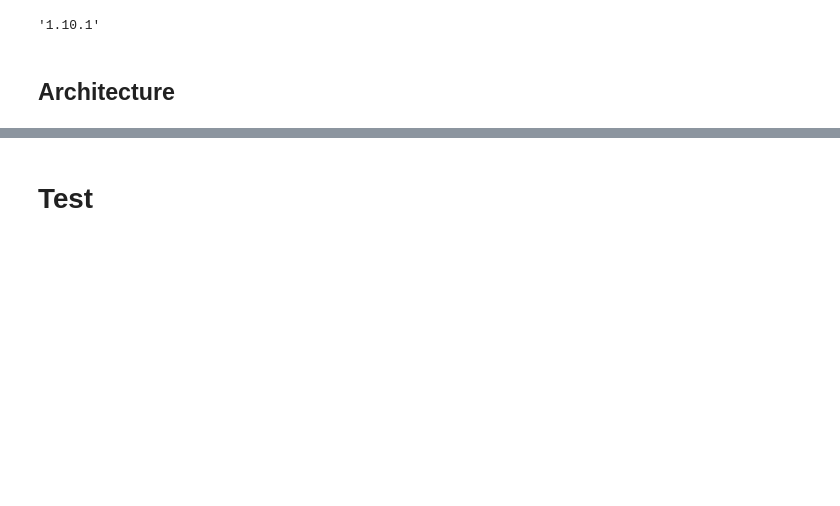
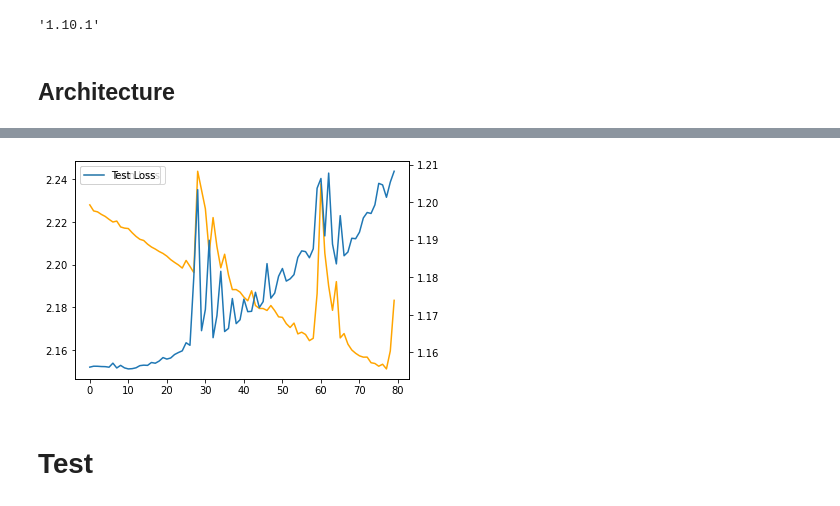
Before and after one commit to SriramPingali/Multi-Modal-Recommendation-System, a Jupyter notebook: Experiments/Siamese_Network.ipynb, the cells around one changed output, grey strips where cells are left out. Cells and saved outputs as stored; diff of their text form; code cells hidden in the pictures; blank space fills up the shorter version.

```diff
--- a/Experiments/Siamese_Network.ipynb
+++ b/Experiments/Siamese_Network.ipynb
@@ -69,8 +65,9 @@ device = torch.device("cuda:0" if torch.cuda.is_available() else "cpu")
 class MovielensDataset(Dataset):
     def __init__(self, ratings = train_ratings, item_path = item_path, device = device):
         self.video_embeddings = pd.read_csv(item_path + "Video/embeddings.csv").to_numpy()
-        self.audio_embeddings = pd.read_csv(item_path + "Audio/embeddings.csv").to_numpy()
-        self.text_embeddings = pd.read_csv(item_path + "Meta/embeddings.csv").to_numpy()
+        self.audio_embeddings = pd.read_csv(item_path + "Fusion/embeddings.csv").to_numpy()
+        self.meta_embeddings = pd.read_csv(item_path + "Meta/embeddings.csv").to_numpy()
+        self.text_embeddings = pd.read_csv(item_path + "Text/embeddings.csv").to_numpy()
         self.ratings = pd.read_csv(ratings, sep='\t',
                                    names=['user_id', 'movie_id', 'rating', 'unix_timestamp'],encoding='latin-1')
         self.indices = None
@@ -89,20 +86,24 @@ class MovielensDataset(Dataset):
         for line in self.ratings.itertuples():
             self.data[line[1]-1, line[2]-1] = line[3]
 
+        self.data_emp = np.where(np.logical_and(self.data > 3,
+                            np.random.random_sample(self.data.shape) <= 0.2), 1, 0)
         self.indices = list(zip(*(np.where(self.data != 0))))
 
     def embeddings(self):
         self.audio_embeddings = np.nan_to_num(self.audio_embeddings)
         self.video_embeddings = np.nan_to_num(self.video_embeddings)
-        self.audio_embeddings = normalize(self.audio_embeddings, axis = 1)
-#         self.item_embeddings = np.append(data_matrix.T, self.item_embeddings, axis = 1)
-        self.user_embeddings = data_matrix
+        self.audio_embeddings = normalize(self.audio_embeddings, axis = 0)
+        self.user_embeddings = np.divide(np.dot(self.data_emp, self.meta_embeddings),
+                                         self.data_emp.sum(axis = 1)[:, None] + 0.001)
+#         self.user_embeddings = data_matrix
         self.item_embeddings = data_matrix.T
         self.video_embedding_size = self.video_embeddings.shape[1]
         self.audio_embedding_size = self.audio_embeddings.shape[1]
         self.text_embedding_size = self.text_embeddings.shape[1]
         self.user_embedding_size = self.user_embeddings.shape[1]
         self.item_embedding_size = self.item_embeddings.shape[1]
+        self.meta_embedding_size = self.meta_embeddings.shape[1]
 
     def __len__(self):
         return(len(self.indices))
@@ -116,9 +117,10 @@ class MovielensDataset(Dataset):
         xa = torch.from_numpy(self.audio_embeddings[item]).to(self.device)
         xt = torch.from_numpy(self.text_embeddings[item]).to(self.device)
         xi = torch.from_numpy(self.item_embeddings[item]).to(self.device)
+        xm = torch.from_numpy(self.meta_embeddings[item]).to(self.device)
 
         y = self.data[user][item]
-        return(xu.float(), [xv.float(), xa.float(), xt.float(), xi.float()], int(y))
+        return(xu.float(), [xv.float(), xa.float(), xt.float(), xi.float(), xm.float()], int(y))
 # %%
 train_dataset = MovielensDataset(ratings = train_ratings)
 test_dataset = MovielensDataset(ratings = test_ratings)
@@ -135,5 +127,5 @@ sampler = torch.utils.data.sampler.WeightedRandomSampler(weights_all, len(weight
 # %%
-trainloader = DataLoader(train_dataset, batch_size = 30000, shuffle = True)
+trainloader = DataLoader(train_dataset, batch_size = 40000, shuffle = True)
 testloader = DataLoader(test_dataset, batch_size = 20000, shuffle = False)
 # %% [markdown]
 ## Architecture
@@ -562,14 +591,15 @@ torch.save(sm_net, "./pretrained/meta.pth")
 # %%
 import matplotlib.pyplot as plt
 
-plt.plot(train_loss[10::], label = "Train Loss")
-plt.plot(test_loss[10::], label = "Test Loss")
-plt.legend()
+fig, ax = plt.subplots()
+ax2 = ax.twinx()
+ax.plot(train_loss[20:], label = "Train Loss", color = "orange")
+ax2.plot(test_loss[20:], label = "Test Loss")
+ax.legend()
+ax2.legend()
 plt.show()
-plt.plot(train_f1, label = "Train F1")
-plt.plot(test_f1, label = "Test F1")
-plt.legend()
-plt.show()
+# %% [output]
+[figure, added]
 # %% [markdown]
 # Test
 # %%
```
Also changed, not shown: parts of 22 cells of this notebook.
